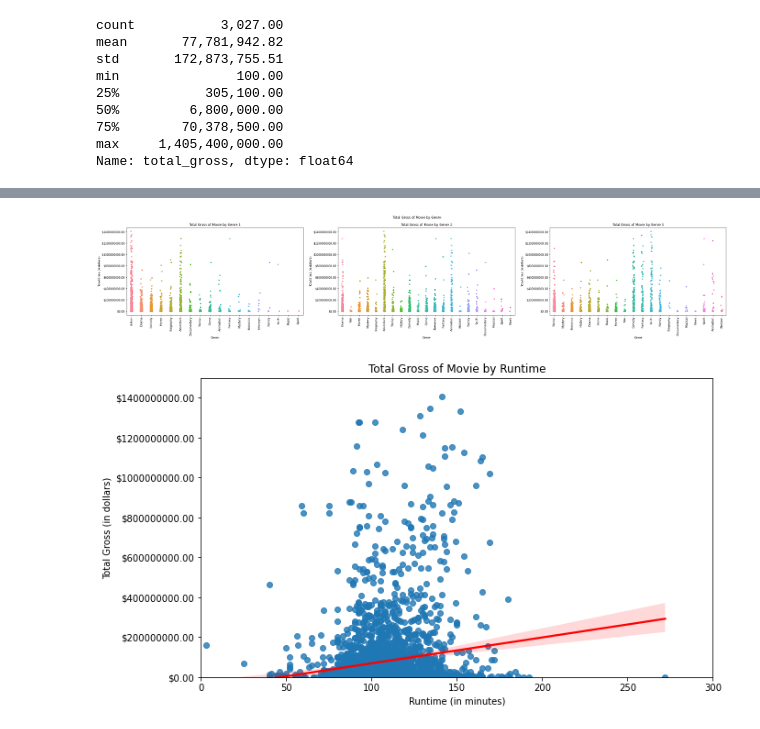
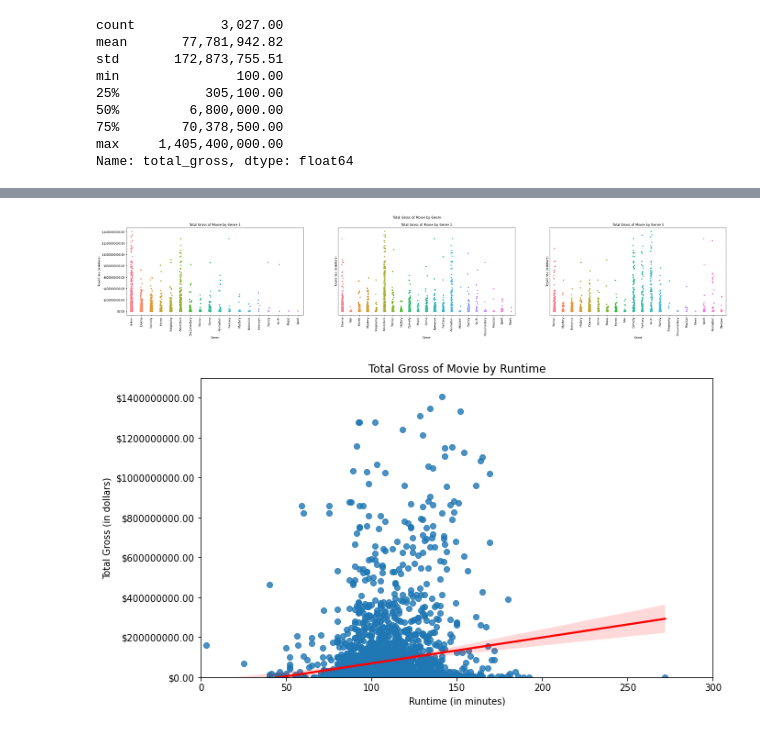
Before and after one commit to pederknorr/dsc-phase-1-project, a Jupyter notebook: studentv3.ipynb, the cells around one changed output, grey strips where cells are left out. Drawn from its saved outputs; the diff is of its cells as text; code cells hidden in the pictures.

```diff
--- a/studentv3.ipynb
+++ b/studentv3.ipynb
@@ -566,32 +568,34 @@ plt.show()
 # %%
 genre_fig, genre_axes = plt.subplots(nrows=1, ncols=3, figsize=(40,6), )
 
 sns.stripplot(ax=genre_axes[0], x='genre_1', y='total_gross', data=movie_data)
 genre_axes[0].set_xlabel('Genre')
 genre_axes[0].set_ylabel('Total Gross (in dollars)')
 genre_axes[0].set_title('Total Gross of Movie by Genre 1')
 genre_axes[0].yaxis.set_major_formatter('${x:1.2f}')
 genre_axes[0].tick_params(axis='x', rotation=90)
 
 sns.stripplot(ax=genre_axes[1], x='genre_2', y='total_gross', data=movie_data)
 genre_axes[1].set_xlabel('Genre')
 genre_axes[1].set_ylabel('Total Gross (in dollars)')
 genre_axes[1].set_title('Total Gross of Movie by Genre 2')
 genre_axes[1].yaxis.set_major_formatter('${x:1.2f}')
 genre_axes[1].tick_params(axis='x', rotation=90)
+genre_axes[1].set_yticks([], [])
 
 sns.stripplot(ax=genre_axes[2], x='genre_3', y='total_gross', data=movie_data)
 genre_axes[2].set_xlabel('Genre')
 genre_axes[2].set_ylabel('Total Gross (in dollars)')
 genre_axes[2].set_title('Total Gross of Movie by Genre 3')
 genre_axes[2].yaxis.set_major_formatter('${x:1.2f}')
 genre_axes[2].tick_params(axis='x', rotation=90)
+genre_axes[2].set_yticks([], [])
 
 genre_fig.suptitle('Total Gross of Movie by Genre')
 
 plt.show()
 # %% [output]
-[figure, old version]
+[figure, new version]
 # %%
 fig, ax = plt.subplots(figsize=(10,6))
 
```
Also changed, not shown: parts of 5 cells of this notebook.
